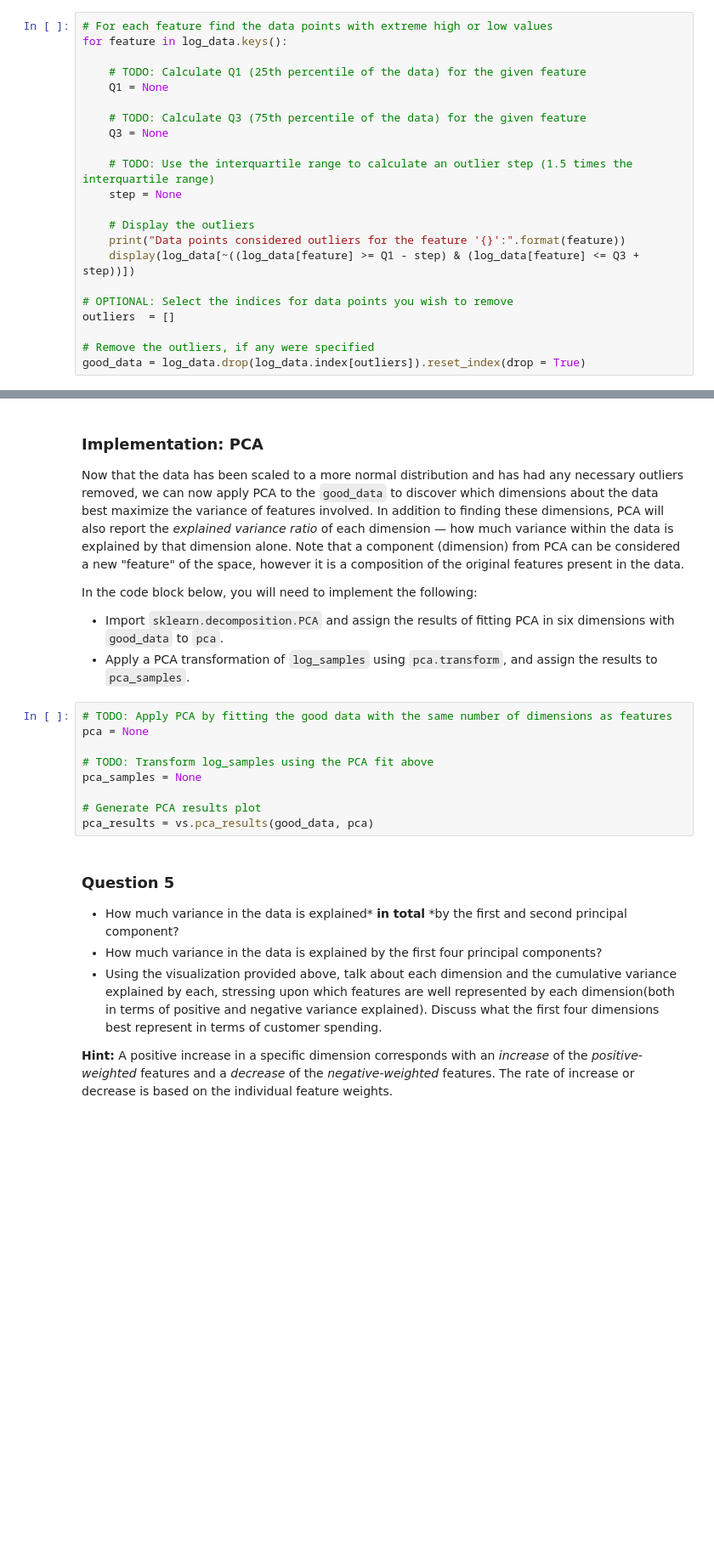
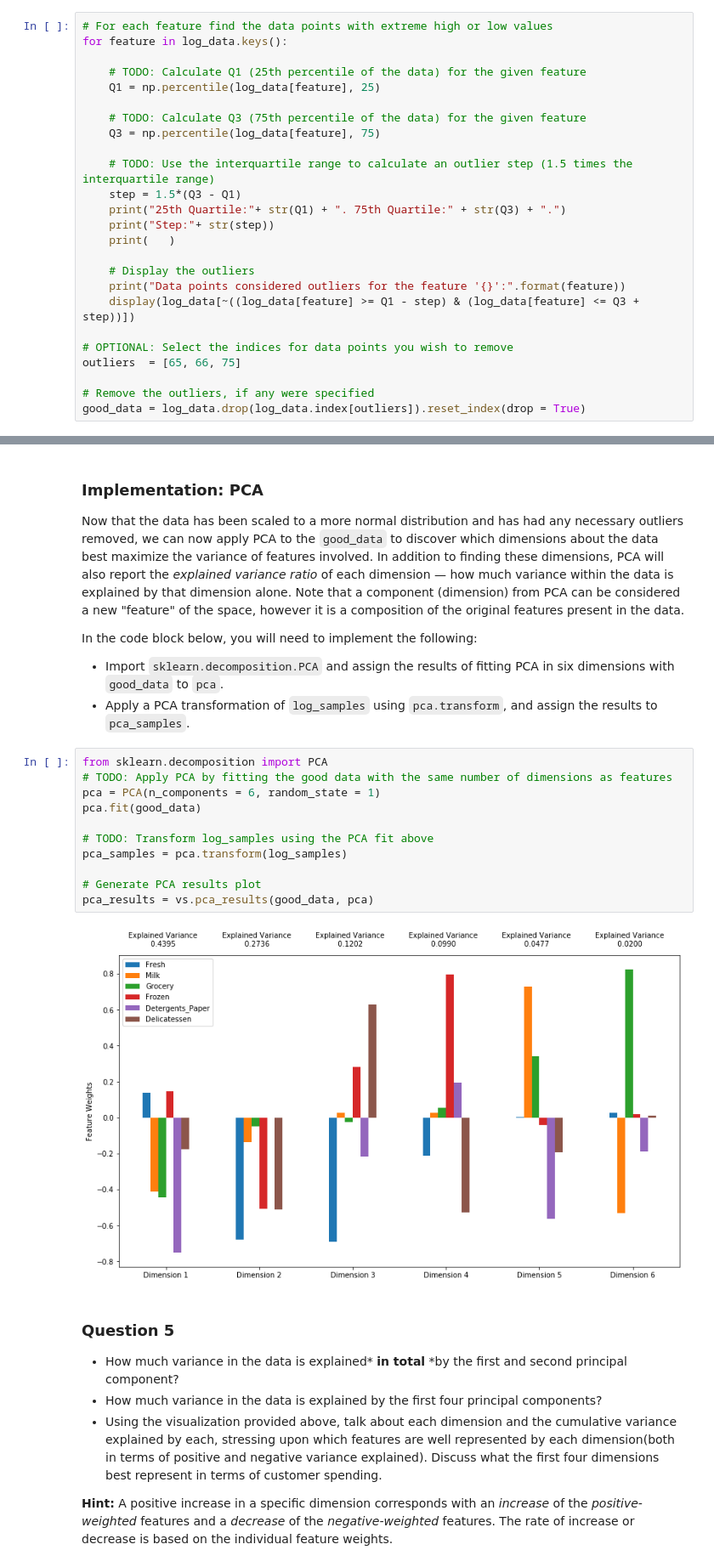
Before and after one commit to PaulaCalmon/machine-learning, a Jupyter notebook: projects/customer_segments/customer_segments.ipynb, the cells around one changed output, grey strips where cells are left out. Shown at 85% size. Drawn from its saved outputs; the diff is of its cells as text; blank space fills up the shorter version.

```diff
--- a/projects/customer_segments/customer_segments.ipynb
+++ b/projects/customer_segments/customer_segments.ipynb
@@ -200,20 +236,23 @@ Once you have performed this implementation, the dataset will be stored in the v
 for feature in log_data.keys():
 
     # TODO: Calculate Q1 (25th percentile of the data) for the given feature
-    Q1 = None
+    Q1 = np.percentile(log_data[feature], 25)
 
     # TODO: Calculate Q3 (75th percentile of the data) for the given feature
-    Q3 = None
+    Q3 = np.percentile(log_data[feature], 75)
 
     # TODO: Use the interquartile range to calculate an outlier step (1.5 times the interquartile range)
-    step = None
+    step = 1.5*(Q3 - Q1)
+    print("25th Quartile:"+ str(Q1) + ". 75th Quartile:" + str(Q3) + ".")
+    print("Step:"+ str(step))
+    print(   )
 
     # Display the outliers
     print("Data points considered outliers for the feature '{}':".format(feature))
     display(log_data[~((log_data[feature] >= Q1 - step) & (log_data[feature] <= Q3 + step))])
 
 # OPTIONAL: Select the indices for data points you wish to remove
-outliers  = []
+outliers  = [65, 66, 75]
 
 # Remove the outliers, if any were specified
 good_data = log_data.drop(log_data.index[outliers]).reset_index(drop = True)
@@ -238,14 +361,18 @@ In the code block below, you will need to implement the following:
  - Import `sklearn.decomposition.PCA` and assign the results of fitting PCA in six dimensions with `good_data` to `pca`.
  - Apply a PCA transformation of `log_samples` using `pca.transform`, and assign the results to `pca_samples`.
 # %%
+from sklearn.decomposition import PCA
 # TODO: Apply PCA by fitting the good data with the same number of dimensions as features
-pca = None
+pca = PCA(n_components = 6, random_state = 1)
+pca.fit(good_data)
 
 # TODO: Transform log_samples using the PCA fit above
-pca_samples = None
+pca_samples = pca.transform(log_samples)
 
 # Generate PCA results plot
 pca_results = vs.pca_results(good_data, pca)
+# %% [output]
+[figure, added]
 # %% [markdown]
 ### Question 5
 
```
Also changed, not shown: parts of 16 cells of this notebook.
